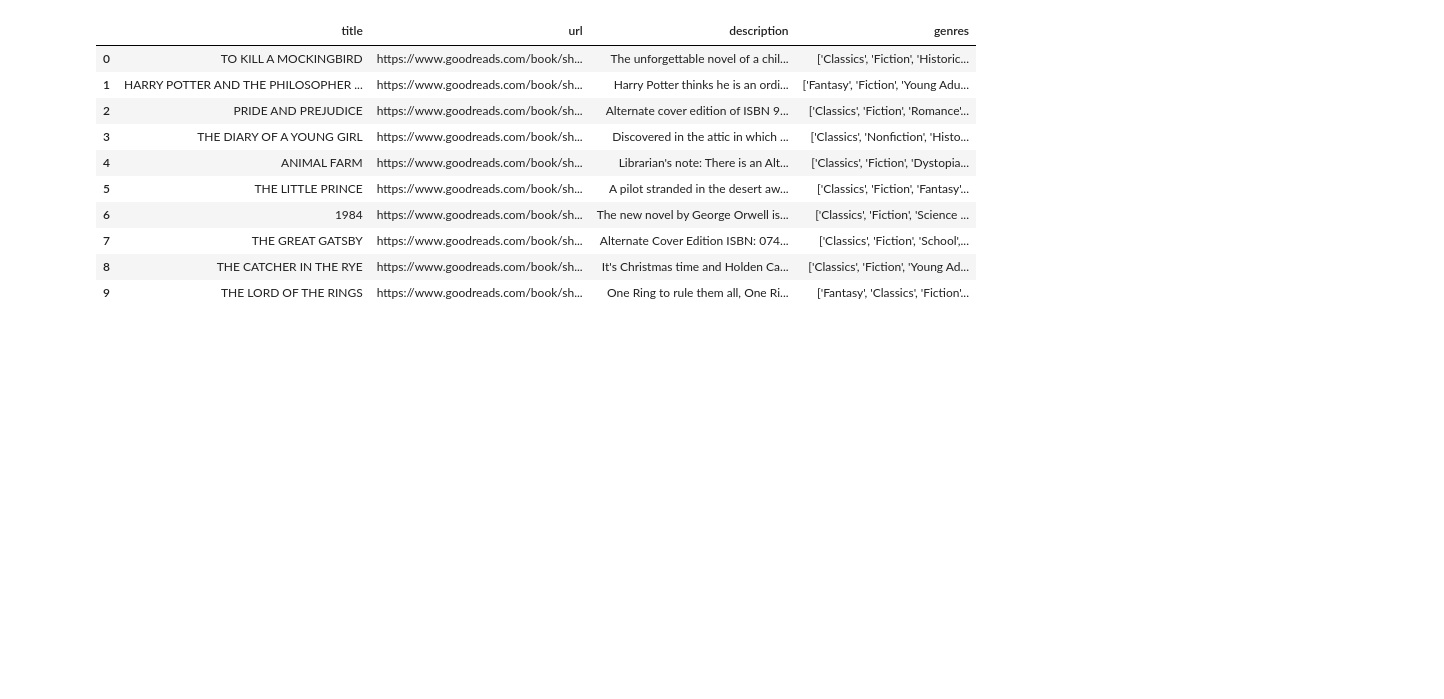
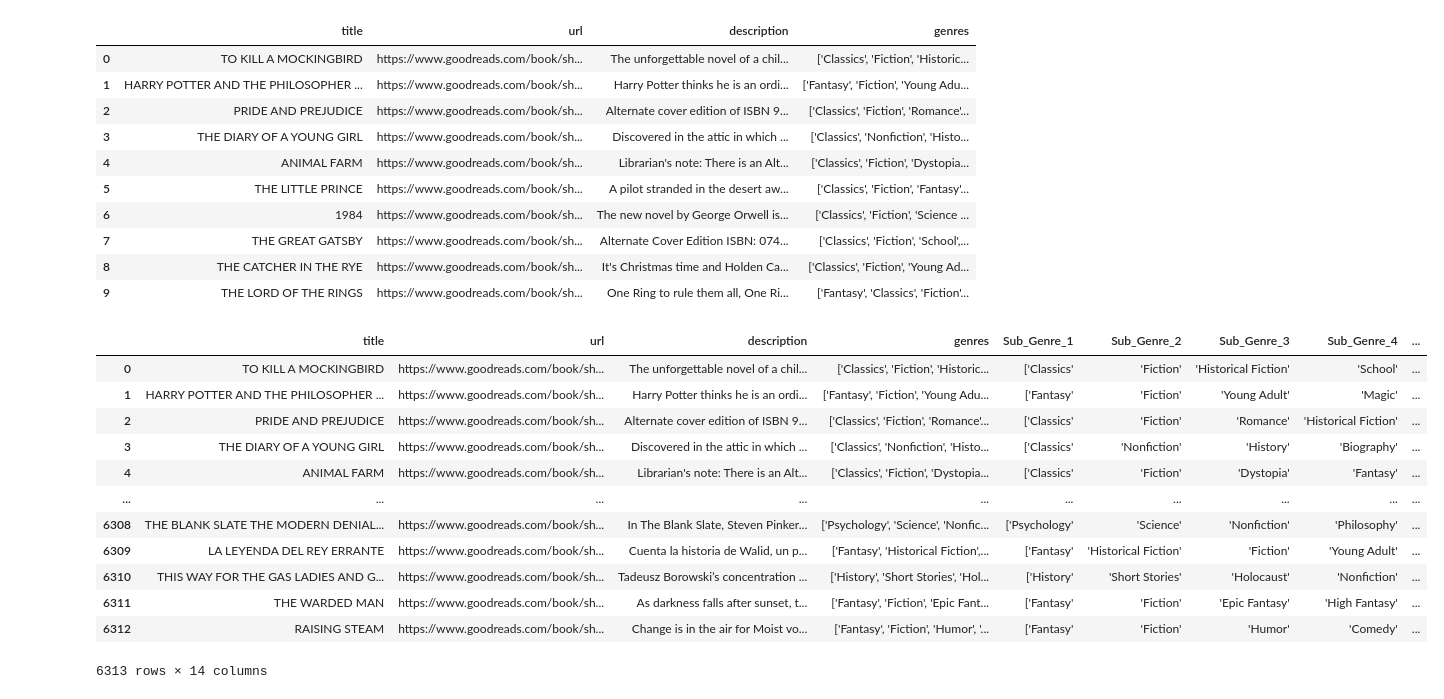
Before and after one commit to ammabe1/Publish-Me---Release-Assistant, a Jupyter notebook: Publish_Me Release_Assistant.ipynb, the cells around one changed output. Saved outputs shown, nothing was run; the diff lists cells and outputs as text; code cells hidden in the pictures; blank space fills up the shorter version.

```diff
--- a/Publish_Me Release_Assistant.ipynb
+++ b/Publish_Me Release_Assistant.ipynb
@@ -220,0 +235,18 @@ Book_Details.head(10)
+# %%
+#split genres column into multiple sub-genre columns
+Book_Details[['Sub_Genre_1', 'Sub_Genre_2', 'Sub_Genre_3','Sub_Genre_4','Sub_Genre_5','Sub_Genre_6','Sub_Genre_7','Sub_Genre_8','Sub_Genre_9','Sub_Genre_10']] = Book_Details['genres'].str.split(',', expand=True)
+Book_Details
+# %% [output]
+|  | title | url | description | genres | Sub_Genre_1 | Sub_Genre_2 | Sub_Genre_3 | Sub_Genre_4 | ... |
+| 0 | TO KILL A MOCKINGBIRD | https://www.goodreads.com/book/sh... | The unforgettable novel of a chil... | ['Classics', 'Fiction', 'Historic... | ['Classics' | 'Fiction' | 'Historical Fiction' | 'School' | ... |
+| 1 | HARRY POTTER AND THE PHILOSOPHER ... | https://www.goodreads.com/book/sh... | Harry Potter thinks he is an ordi... | ['Fantasy', 'Fiction', 'Young Adu... | ['Fantasy' | 'Fiction' | 'Young Adult' | 'Magic' | ... |
+| 2 | PRIDE AND PREJUDICE | https://www.goodreads.com/book/sh... | Alternate cover edition of ISBN 9... | ['Classics', 'Fiction', 'Romance'... | ['Classics' | 'Fiction' | 'Romance' | 'Historical Fiction' | ... |
+| 3 | THE DIARY OF A YOUNG GIRL | https://www.goodreads.com/book/sh... | Discovered in the attic in which ... | ['Classics', 'Nonfiction', 'Histo... | ['Classics' | 'Nonfiction' | 'History' | 'Biography' | ... |
+| 4 | ANIMAL FARM | https://www.goodreads.com/book/sh... | Librarian's note: There is an Alt... | ['Classics', 'Fiction', 'Dystopia... | ['Classics' | 'Fiction' | 'Dystopia' | 'Fantasy' | ... |
+| ... | ... | ... | ... | ... | ... | ... | ... | ... | ... |
+| 6308 | THE BLANK SLATE THE MODERN DENIAL... | https://www.goodreads.com/book/sh... | In The Blank Slate, Steven Pinker... | ['Psychology', 'Science', 'Nonfic... | ['Psychology' | 'Science' | 'Nonfiction' | 'Philosophy' | ... |
+| 6309 | LA LEYENDA DEL REY ERRANTE | https://www.goodreads.com/book/sh... | Cuenta la historia de Walid, un p... | ['Fantasy', 'Historical Fiction',... | ['Fantasy' | 'Historical Fiction' | 'Fiction' | 'Young Adult' | ... |
+| 6310 | THIS WAY FOR THE GAS LADIES AND G... | https://www.goodreads.com/book/sh... | Tadeusz Borowski’s concentration ... | ['History', 'Short Stories', 'Hol... | ['History' | 'Short Stories' | 'Holocaust' | 'Nonfiction' | ... |
+| 6311 | THE WARDED MAN | https://www.goodreads.com/book/sh... | As darkness falls after sunset, t... | ['Fantasy', 'Fiction', 'Epic Fant... | ['Fantasy' | 'Fiction' | 'Epic Fantasy' | 'High Fantasy' | ... |
+| 6312 | RAISING STEAM | https://www.goodreads.com/book/sh... | Change is in the air for Moist vo... | ['Fantasy', 'Fiction', 'Humor', '... | ['Fantasy' | 'Fiction' | 'Humor' | 'Comedy' | ... |
+6313 rows × 14 columns
```
Also changed, not shown: parts of 6 cells of this notebook.
